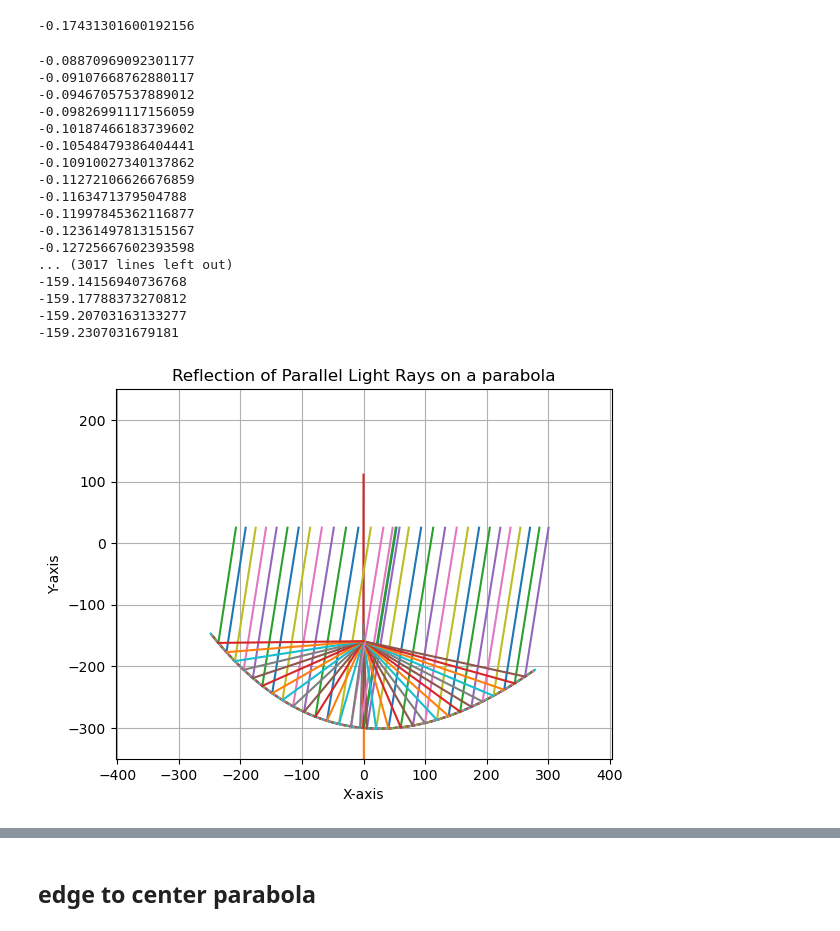
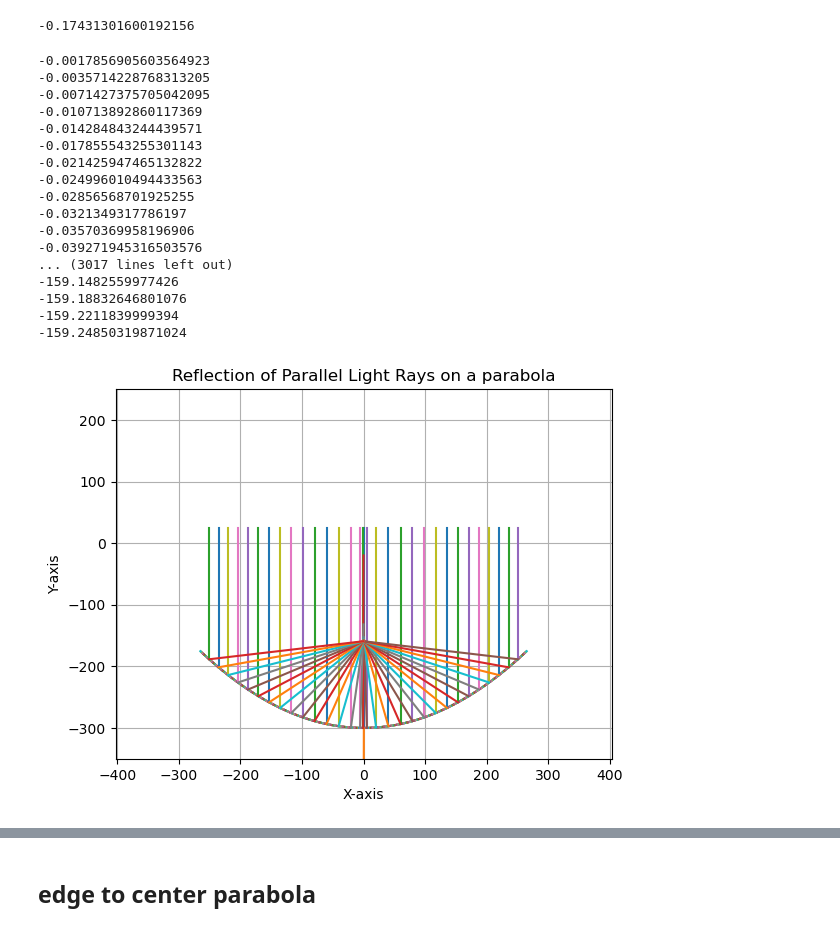
Before and after one commit to xiuxiua8/MCM_ProblemA, a Jupyter notebook: draw.ipynb, the cells around one changed output, grey strips where cells are left out. Saved outputs shown, nothing was run; the diff lists cells and outputs as text; code cells hidden in the pictures.

```diff
--- a/draw.ipynb
+++ b/draw.ipynb
@@ -375,52 +377,52 @@ fig, ax = plt.subplots()
 # draw a bunch of  line segments like parabola, and the degree of incident light is None(90) or 80
 line_segments_arrayR = []
 line_segments_arrayL = []
-find_line_segments_like_parabola(line_segments_arrayR, line_segments_arrayL, 140, 80)
+find_line_segments_like_parabola(line_segments_arrayR, line_segments_arrayL, 140, None)
 
 print_line_segments(line_segments_arrayR)
 print_line_segments(line_segments_arrayL)
 
 plot_line_segments(line_segments_arrayR, fig, ax)
 plot_line_segments(line_segments_arrayL, fig, ax)
 
-degree_incident_light_is(80)
+degree_incident_light_is(None)
 
 # set equal
 plt.axis('equal')
 
 # set the range
 plt.xlim(-400, 400)
 plt.ylim(-350, 250)
 
 # # set the range
 # plt.xlim(-25, 25)
 # plt.ylim(-310, -250)
 
 # plt.xlim(-10, 10)
 # plt.ylim(-310, -290)
 
 plt.title('Reflection of Parallel Light Rays on a parabola')
 plt.xlabel('X-axis')
 plt.ylabel('Y-axis')
 #plt.legend()
 plt.grid(True)
 plt.show()
 # %% [output]
--0.08870969092301177
--0.09107668762880117
--0.09467057537889012
--0.09826991117156059
--0.10187466183739602
--0.10548479386404441
--0.10910027340137862
--0.11272106626676859
--0.1163471379504788
--0.11997845362116877
--0.12361497813151567
--0.12725667602393598
+-0.0017856905603564923
+-0.0035714228768313205
+-0.0071427375705042095
+-0.010713892860117369
+-0.014284843244439571
+-0.017855543255301143
+-0.021425947465132822
+-0.024996010494433563
+-0.02856568701925255
+-0.0321349317786197
+-0.03570369958196906
+-0.039271945316503576
 ... (3017 lines left out)
--159.14156940736768
--159.17788373270812
--159.20703163133277
--159.2307031679181
+-159.1482559977426
+-159.18832646801076
+-159.2211839999394
+-159.24850319871024
-[figure, old version]
+[figure, new version]
```
Also changed, not shown: parts of 5 cells of this notebook.
